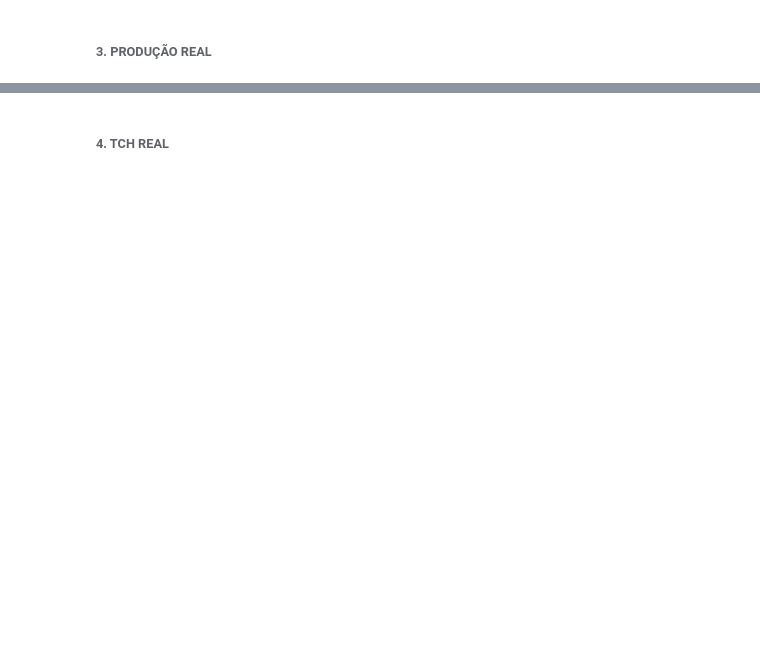
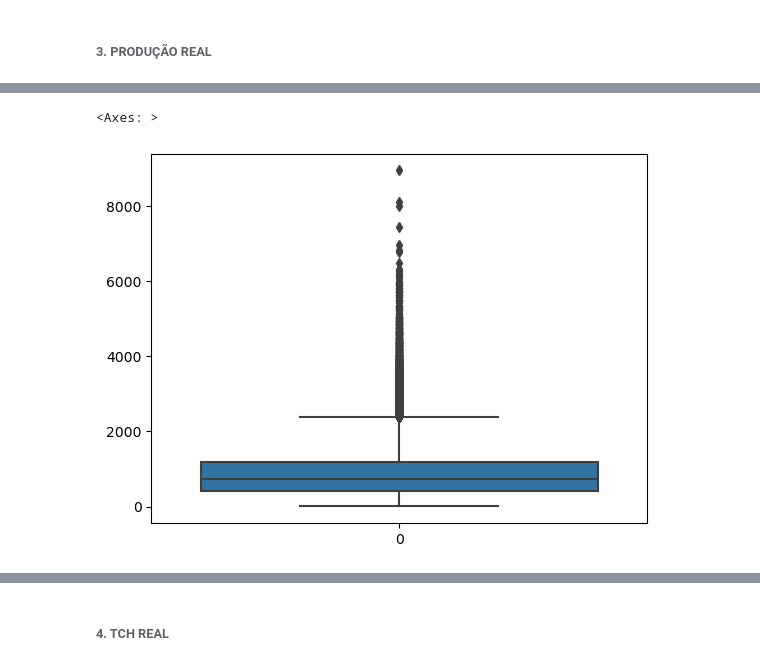
Before and after one commit to fernandovieira1/Analise-Dados-Cana, a Jupyter notebook: analise_cana.ipynb, the cells around one changed output, grey strips where cells are left out. Drawn from its saved outputs; the diff is of its cells as text; code cells hidden in the pictures; blank space fills up the shorter version.

```diff
--- a/analise_cana.ipynb
+++ b/analise_cana.ipynb
@@ -482,0 +609,5 @@ Name: proportion, dtype: float64
+# %%
+sns.boxplot(df['PRODUÇÃO REAL'])
+# %% [output]
+<Axes: >
+[figure, added]
```
Also changed, not shown: parts of 28 cells of this notebook, 1 other file.
